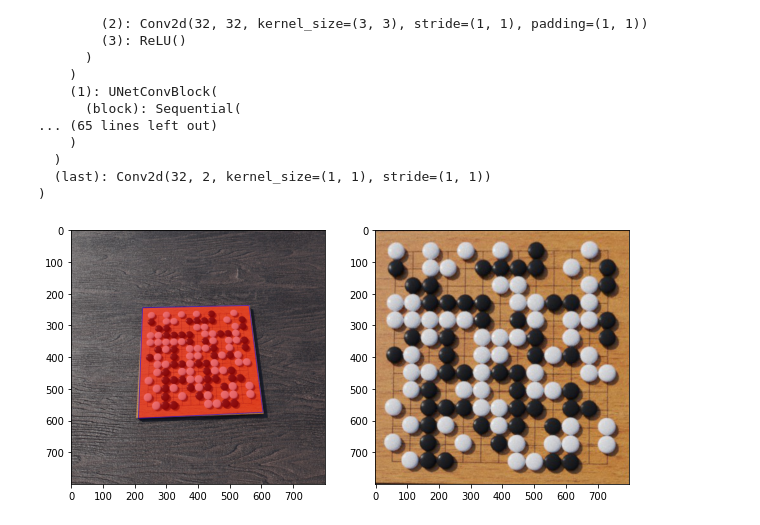
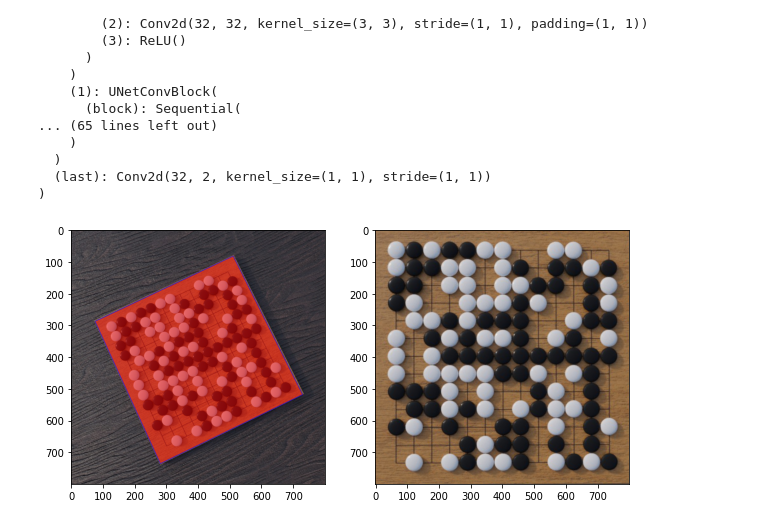
Before and after one commit to LuanAdemi/VisualGo, a Jupyter notebook: MaskTransformer.ipynb, the cells around one changed output. Saved outputs shown, nothing was run; the diff lists cells and outputs as text; code cells hidden in the pictures.

```diff
--- a/MaskTransformer.ipynb
+++ b/MaskTransformer.ipynb
@@ -14,7 +14,7 @@ import torchvision.transforms as T
 from matplotlib.patches import Polygon
 # %%
 model = UNet(in_channels=3, n_classes=2, wf=5, depth=4, padding=True, up_mode='upsample')
-model.load_state_dict(torch.load("checkpoint1.pth"))
+model.load_state_dict(torch.load("state_dicts/checkpoint1.pth"))
 model.eval()
 # %% [output]
 UNet(
@@ -43,19 +43,19 @@ transform = T.Compose([
             T.ToTensor(),
         ])
 # %%
-test = np.array(Image.open("goBoards/board_53.jpg"))
+test = np.array(Image.open("goBoards/board_59.jpg"))
 
 t = transform(test)
 
 with torch.no_grad():
     fig, (ax1, ax2) = plt.subplots(1,2, figsize=(10,10))
     res = model(t.view(1,3,128,128)).cpu()[0][0].numpy()
 
     img, mask, poly = mt.transform(test)
 
     p = Polygon(poly[:,0,:], facecolor = 'r', alpha=0.5, edgecolor = "b")
     ax2.imshow(img)
     ax1.imshow(test)
     ax1.add_patch(p)
 # %% [output]
-[figure, old version]
+[figure, new version]
```
Also changed, not shown: 5 other files.
